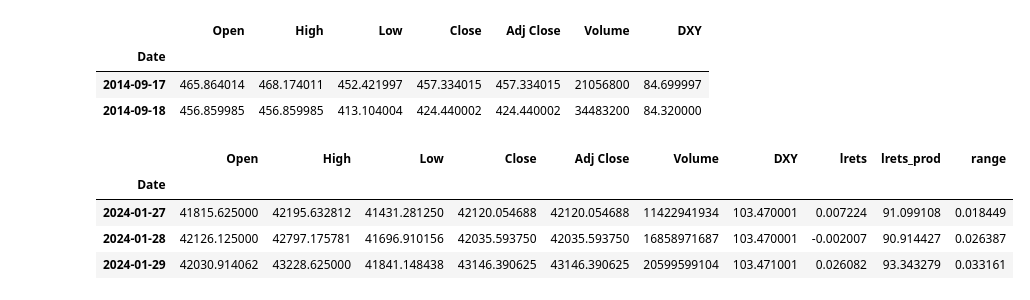
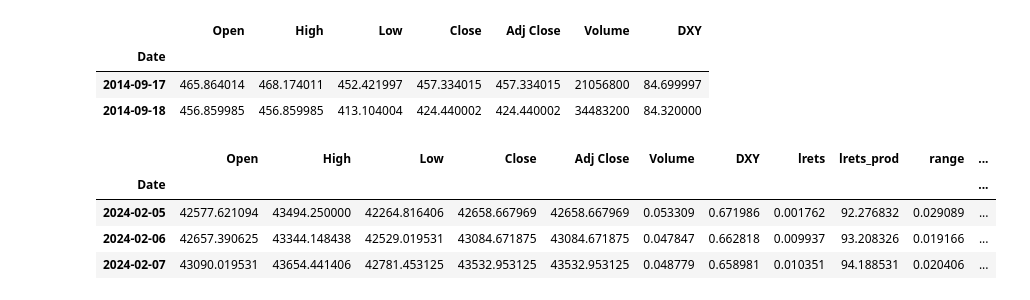
Before and after one commit to KreatorXoX/MLTrade, a Jupyter notebook: 3_HMM_XGBoost_Combined/0-Data-Prepocessing.ipynb, the cells around one changed output. Drawn from its saved outputs; the diff is of its cells as text; code cells hidden in the pictures.

```diff
--- a/3_HMM_XGBoost_Combined/0-Data-Prepocessing.ipynb
+++ b/3_HMM_XGBoost_Combined/0-Data-Prepocessing.ipynb
@@ -43,12 +43,22 @@ df.head(2)
 df['lrets'] = np.log(df['Close']/df['Close'].shift(1))
 df['lrets_prod'] = df['lrets'].cumsum().apply(np.exp)-1
 df['range'] = df['High']/df['Low'] -1
+
+for i in range(1,8):
+  df[f'lrets_T{i}'] = df['lrets'].shift(1)
+
+df.dropna(inplace=True)
+# %%
+# Scaling the volume and dxy
+scaler = MinMaxScaler()
+df['Volume'] = scaler.fit_transform(df['Volume'].values.reshape(-1,1))
+df['DXY'] = scaler.fit_transform(df['DXY'].values.reshape(-1,1))
 # %%
 # Check the head of the data
-df.head(3)
+df.tail(3)
 # %% [output]
-|  | Open | High | Low | Close | Adj Close | Volume | DXY | lrets | lrets_prod | range |
-| Date |  |  |  |  |  |  |  |  |  |  |
-| 2024-01-27 | 41815.625000 | 42195.632812 | 41431.281250 | 42120.054688 | 42120.054688 | 11422941934 | 103.470001 | 0.007224 | 91.099108 | 0.018449 |
-| 2024-01-28 | 42126.125000 | 42797.175781 | 41696.910156 | 42035.593750 | 42035.593750 | 16858971687 | 103.470001 | -0.002007 | 90.914427 | 0.026387 |
-| 2024-01-29 | 42030.914062 | 43228.625000 | 41841.148438 | 43146.390625 | 43146.390625 | 20599599104 | 103.471001 | 0.026082 | 93.343279 | 0.033161 |
+|  | Open | High | Low | Close | Adj Close | Volume | DXY | lrets | lrets_prod | range | ... |
+| Date |  |  |  |  |  |  |  |  |  |  | ... |
+| 2024-02-05 | 42577.621094 | 43494.250000 | 42264.816406 | 42658.667969 | 42658.667969 | 0.053309 | 0.671986 | 0.001762 | 92.276832 | 0.029089 | ... |
+| 2024-02-06 | 42657.390625 | 43344.148438 | 42529.019531 | 43084.671875 | 43084.671875 | 0.047847 | 0.662818 | 0.009937 | 93.208326 | 0.019166 | ... |
+| 2024-02-07 | 43090.019531 | 43654.441406 | 42781.453125 | 43532.953125 | 43532.953125 | 0.048779 | 0.658981 | 0.010351 | 94.188531 | 0.020406 | ... |
```
Also changed, not shown: parts of 1 cell of this notebook, 2 other files.
